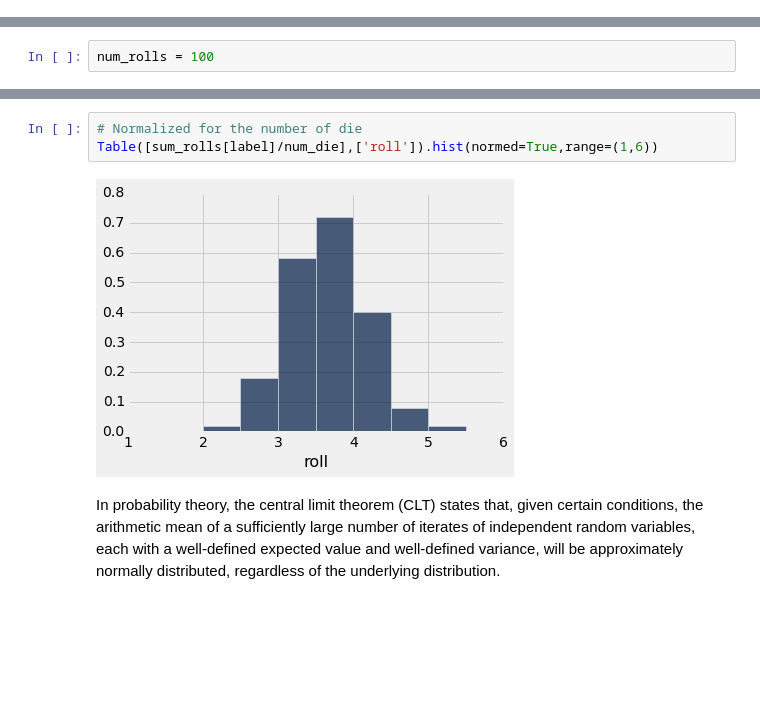
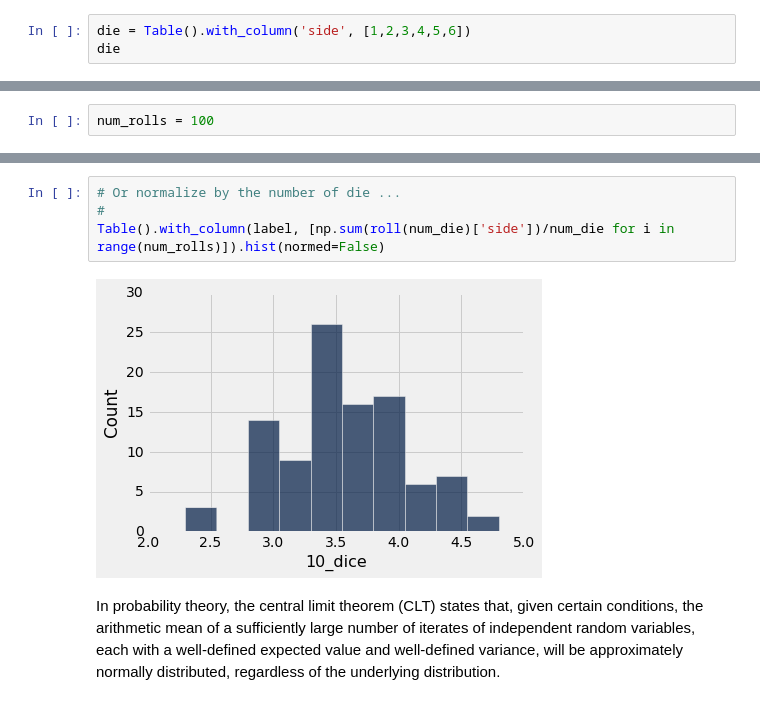
Before and after one commit to deculler/TableDemos, a Jupyter notebook: Dice and CLT.ipynb, the cells around one changed output, grey strips where cells are left out. Drawn from its saved outputs; the diff is of its cells as text; blank space fills up the shorter version.

```diff
--- a/Dice and CLT.ipynb
+++ b/Dice and CLT.ipynb
@@ -24,0 +31,3 @@ die
+# %%
+die = Table().with_column('side', [1,2,3,4,5,6])
+die
@@ -155,7 +226,8 @@ sum_rolls.hist(range=[10,6*num_die],normed=True)
 # %%
-# Normalized for the number of die
-Table([sum_rolls[label]/num_die],['roll']).hist(normed=True,range=(1,6))
+# Or normalize by the number of die ...
+#
+Table().with_column(label, [np.sum(roll(num_die)['side'])/num_die for i in range(num_rolls)]).hist(normed=False)
 # %% [output]
-[figure, old version]
+[figure, new version]
 # %% [markdown]
 In probability theory, the central limit theorem (CLT) states that, given certain conditions, the arithmetic mean of a sufficiently large number of iterates of independent random variables, each with a well-defined expected value and well-defined variance, will be approximately normally distributed, regardless of the underlying distribution.
```
Also changed, not shown: parts of 31 cells of this notebook, 3 other files.
